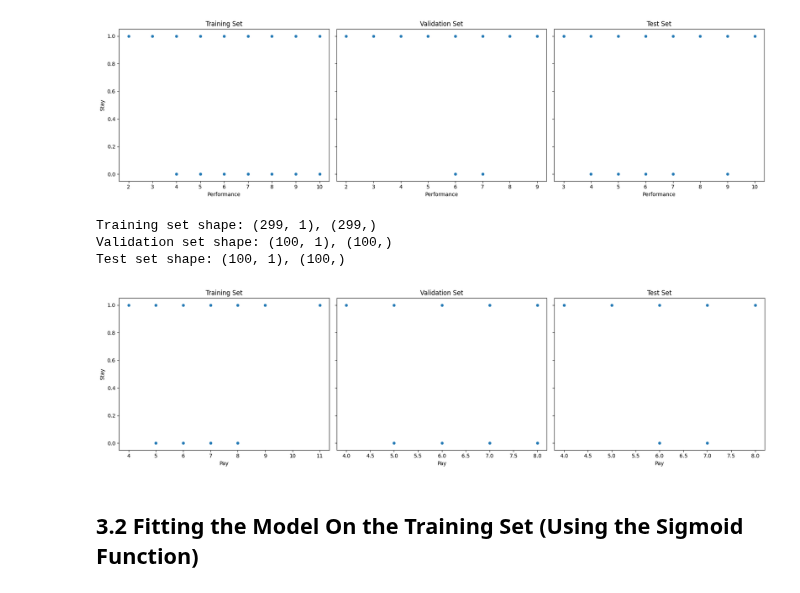
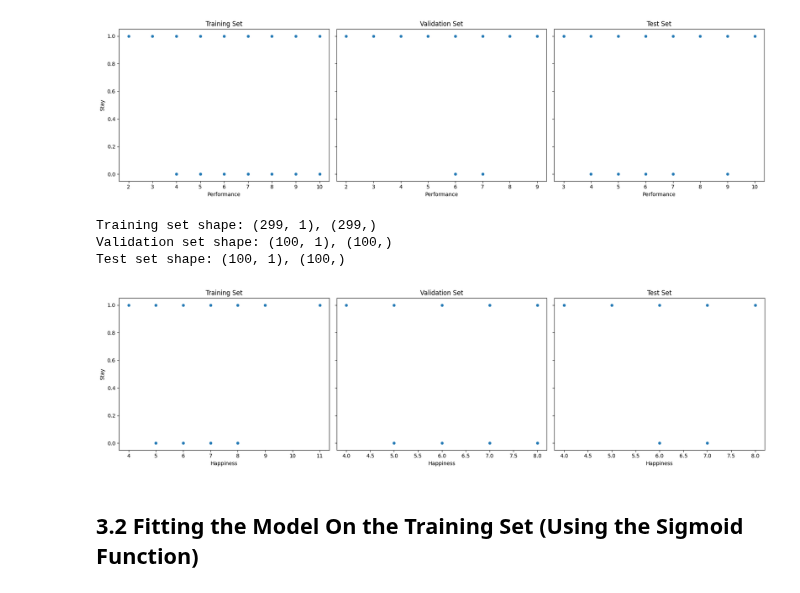
Before and after one commit to Thaps23/DAE_PROJECT_P2, a Jupyter notebook: project2.ipynb, the cells around one changed output. Cells and saved outputs as stored; diff of their text form; code cells hidden in the pictures.

Commit message:
"pay" to "happiness" update

```diff
--- a/project2.ipynb
+++ b/project2.ipynb
@@ -395,37 +395,37 @@ y = df['Stay']
 X_train, X_temp, y_train, y_temp = train_test_split(X, y, test_size=0.4, random_state=42)
 X_val, X_test, y_val, y_test = train_test_split(X_temp, y_temp, test_size=0.5, random_state=42)
 
 print(f'Training set shape: {X_train.shape}, {y_train.shape}')
 print(f'Validation set shape: {X_val.shape}, {y_val.shape}')
 print(f'Test set shape: {X_test.shape}, {y_test.shape}')
 
 fig, axs = plt.subplots(1, 3, figsize=(18, 5), sharey=True)
 
 # Plot training set
 sns.scatterplot(x=X_train['EstHap'], y=y_train, ax=axs[0])
 axs[0].set_title('Training Set')
-axs[0].set_xlabel('Pay')
+axs[0].set_xlabel('Happiness')
 axs[0].set_ylabel('Stay')
 
 # Plot validation set
 sns.scatterplot(x=X_val['EstHap'], y=y_val, ax=axs[1])
 axs[1].set_title('Validation Set')
-axs[1].set_xlabel('Pay')
+axs[1].set_xlabel('Happiness')
 axs[1].set_ylabel('Stay')
 
 # Plot test set
 sns.scatterplot(x=X_test['EstHap'], y=y_test, ax=axs[2])
 axs[2].set_title('Test Set')
-axs[2].set_xlabel('Pay')
+axs[2].set_xlabel('Happiness')
 axs[2].set_ylabel('Stay')
 
 plt.tight_layout()
 plt.show()
 # %% [output]
 Training set shape: (299, 1), (299,)
 Validation set shape: (100, 1), (100,)
 Test set shape: (100, 1), (100,)
-[figure, old version]
+[figure, new version]
 # %% [markdown]
 ## __3.2 Fitting the Model On the Training Set (Using the Sigmoid Function)__
 # %%
```
Also changed, not shown: parts of 7 cells of this notebook.
